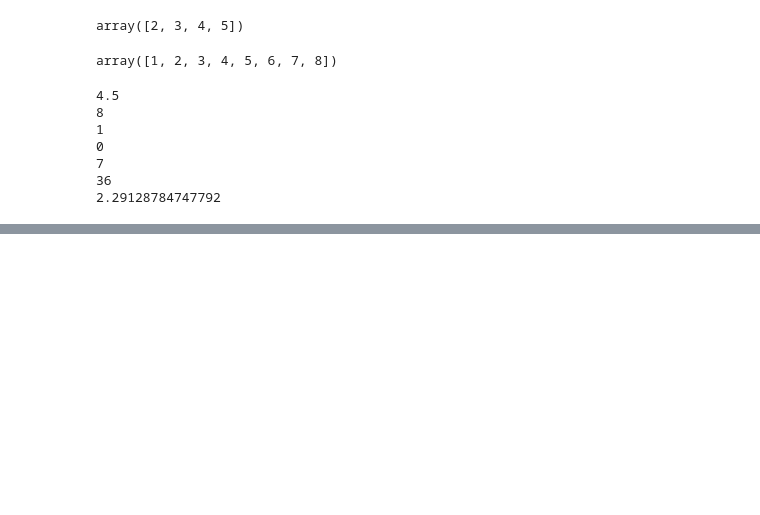
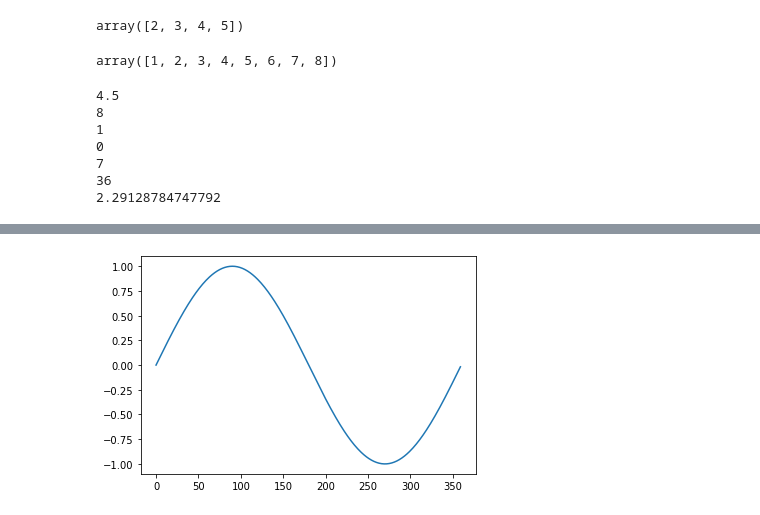
Before and after one commit to Pepcoders/Data-Science-January, a Jupyter notebook: Numpy.ipynb, the cells around one changed output, grey strips where cells are left out. Drawn from its saved outputs; the diff is of its cells as text; code cells hidden in the pictures; blank space fills up the shorter version.

```diff
--- a/Numpy.ipynb
+++ b/Numpy.ipynb
@@ -477,0 +511,2 @@ print(arr.std())
+# %%
+x = np.arange(360)
@@ -477,0 +533,5 @@ print(arr.std())
+# %%
+plt.plot(x,np.sin(np.deg2rad(x)))
+plt.show()
+# %% [output]
+[figure, added]
```
Also changed, not shown: parts of 12 cells of this notebook.
